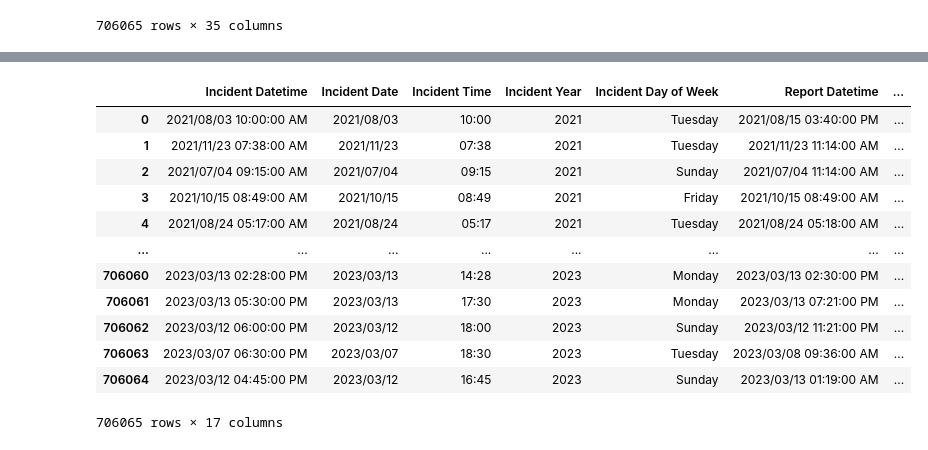
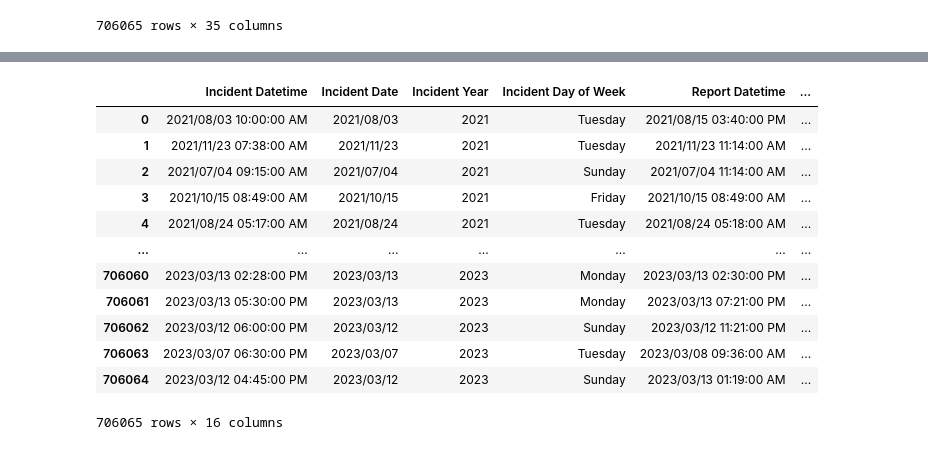
Before and after one commit to ahmed-saleem916/Virtual-Reality-, a Jupyter notebook: sf_data_cleaning.ipynb, the cells around one changed output, grey strips where cells are left out. Drawn from its saved outputs; the diff is of its cells as text; code cells hidden in the pictures.

```diff
--- a/sf_data_cleaning.ipynb
+++ b/sf_data_cleaning.ipynb
@@ -42,28 +42,28 @@ memory usage: 188.5+ MB
 # %%
 # removes all columns with null values with the exception of "filed online"
 dropped_columns = df.drop(columns=["Invest In Neighborhoods (IIN) Areas", "ESNCAG - Boundary File", "Supervisor District 2012",
                              "Civic Center Harm Reduction Project Boundary", "Central Market/Tenderloin Boundary Polygon - Updated",
                            "CAD Number", "HSOC Zones as of 2018-06-05", "CNN", "Row ID", "Neighborhoods", "Incident ID",
                                   "Incident Number", "Current Police Districts", "Report Type Code", "Incident Code",
-                                  "Supervisor District", "Current Supervisor Districts", "Point"])
+                                  "Supervisor District", "Current Supervisor Districts", "Point", "Incident Time"])
 # since "filed online" only holds a boolean value of "True" if the crime report was filed online by someone other than law enforcement,
 # fill_na fills a value of "False" if there is data missing to indicate that the report was filed by law enforcement
 fill_na = dropped_columns.fillna("False")
 fill_na
 # %% [output]
-|  | Incident Datetime | Incident Date | Incident Time | Incident Year | Incident Day of Week | Report Datetime | ... |
-| 0 | 2021/08/03 10:00:00 AM | 2021/08/03 | 10:00 | 2021 | Tuesday | 2021/08/15 03:40:00 PM | ... |
-| 1 | 2021/11/23 07:38:00 AM | 2021/11/23 | 07:38 | 2021 | Tuesday | 2021/11/23 11:14:00 AM | ... |
-| 2 | 2021/07/04 09:15:00 AM | 2021/07/04 | 09:15 | 2021 | Sunday | 2021/07/04 11:14:00 AM | ... |
-| 3 | 2021/10/15 08:49:00 AM | 2021/10/15 | 08:49 | 2021 | Friday | 2021/10/15 08:49:00 AM | ... |
-| 4 | 2021/08/24 05:17:00 AM | 2021/08/24 | 05:17 | 2021 | Tuesday | 2021/08/24 05:18:00 AM | ... |
-| ... | ... | ... | ... | ... | ... | ... | ... |
-| 706060 | 2023/03/13 02:28:00 PM | 2023/03/13 | 14:28 | 2023 | Monday | 2023/03/13 02:30:00 PM | ... |
-| 706061 | 2023/03/13 05:30:00 PM | 2023/03/13 | 17:30 | 2023 | Monday | 2023/03/13 07:21:00 PM | ... |
-| 706062 | 2023/03/12 06:00:00 PM | 2023/03/12 | 18:00 | 2023 | Sunday | 2023/03/12 11:21:00 PM | ... |
-| 706063 | 2023/03/07 06:30:00 PM | 2023/03/07 | 18:30 | 2023 | Tuesday | 2023/03/08 09:36:00 AM | ... |
-| 706064 | 2023/03/12 04:45:00 PM | 2023/03/12 | 16:45 | 2023 | Sunday | 2023/03/13 01:19:00 AM | ... |
+|  | Incident Datetime | Incident Date | Incident Year | Incident Day of Week | Report Datetime | ... |
+| 0 | 2021/08/03 10:00:00 AM | 2021/08/03 | 2021 | Tuesday | 2021/08/15 03:40:00 PM | ... |
+| 1 | 2021/11/23 07:38:00 AM | 2021/11/23 | 2021 | Tuesday | 2021/11/23 11:14:00 AM | ... |
+| 2 | 2021/07/04 09:15:00 AM | 2021/07/04 | 2021 | Sunday | 2021/07/04 11:14:00 AM | ... |
+| 3 | 2021/10/15 08:49:00 AM | 2021/10/15 | 2021 | Friday | 2021/10/15 08:49:00 AM | ... |
+| 4 | 2021/08/24 05:17:00 AM | 2021/08/24 | 2021 | Tuesday | 2021/08/24 05:18:00 AM | ... |
+| ... | ... | ... | ... | ... | ... | ... |
+| 706060 | 2023/03/13 02:28:00 PM | 2023/03/13 | 2023 | Monday | 2023/03/13 02:30:00 PM | ... |
+| 706061 | 2023/03/13 05:30:00 PM | 2023/03/13 | 2023 | Monday | 2023/03/13 07:21:00 PM | ... |
+| 706062 | 2023/03/12 06:00:00 PM | 2023/03/12 | 2023 | Sunday | 2023/03/12 11:21:00 PM | ... |
+| 706063 | 2023/03/07 06:30:00 PM | 2023/03/07 | 2023 | Tuesday | 2023/03/08 09:36:00 AM | ... |
+| 706064 | 2023/03/12 04:45:00 PM | 2023/03/12 | 2023 | Sunday | 2023/03/13 01:19:00 AM | ... |
-706065 rows × 17 columns
+706065 rows × 16 columns
 # %%
 # data frame showing all the crimes reported by members of the public
 filed_online = dropped_columns.dropna(how='any')
```
Also changed, not shown: parts of 20 cells of this notebook, 1 other file.
